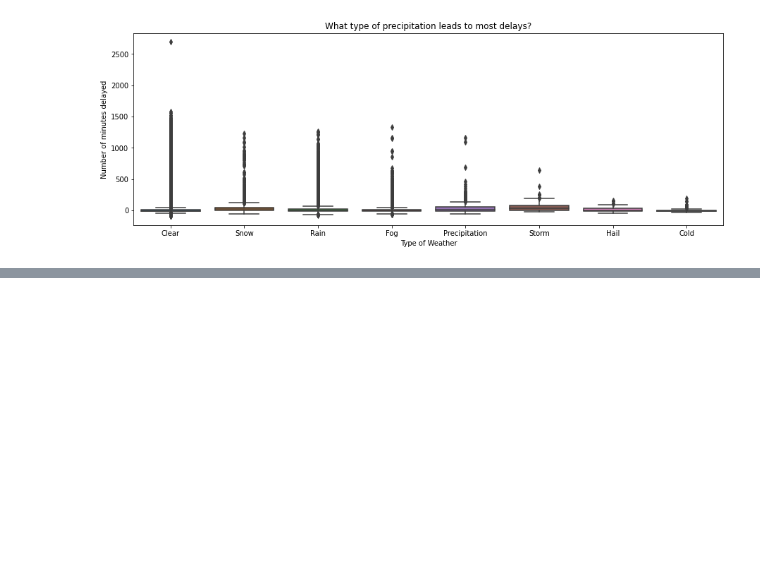
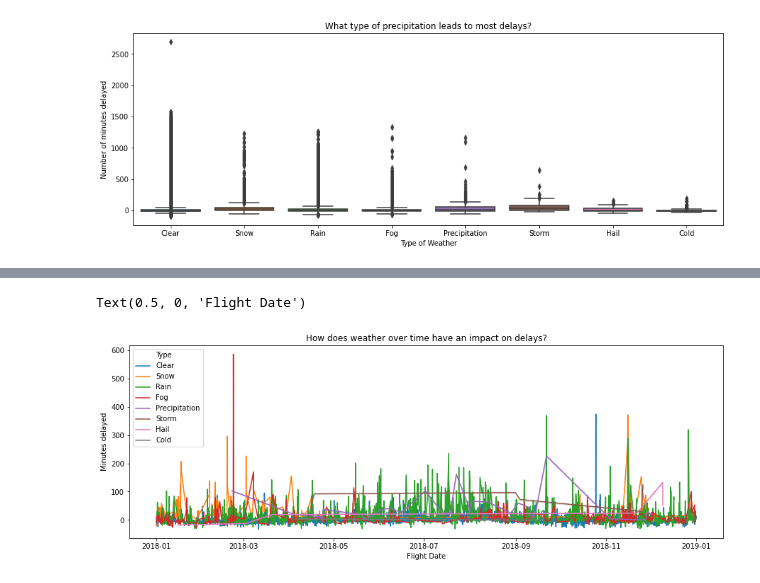
Before and after one commit to guedanie/flight_delay_predictor, a Jupyter notebook: weather_exploration.ipynb, the cells around one changed output, grey strips where cells are left out. Saved outputs shown, nothing was run; the diff lists cells and outputs as text; code cells hidden in the pictures; blank space fills up the shorter version.

```diff
--- a/weather_exploration.ipynb
+++ b/weather_exploration.ipynb
@@ -299,0 +307,9 @@ Text(0.5, 0, 'Type of Weather')
+# %%
+plt.figure(figsize=(15,5))
+sns.lineplot(data=test, x="fl_datetime", y="arr_delay", hue="Type", ci=False)
+plt.title("How does weather over time have an impact on delays?")
+plt.ylabel("Minutes delayed")
+plt.xlabel("Flight Date")
+# %% [output]
+Text(0.5, 0, 'Flight Date')
+[figure, added]
```
Also changed, not shown: parts of 41 cells of this notebook.
